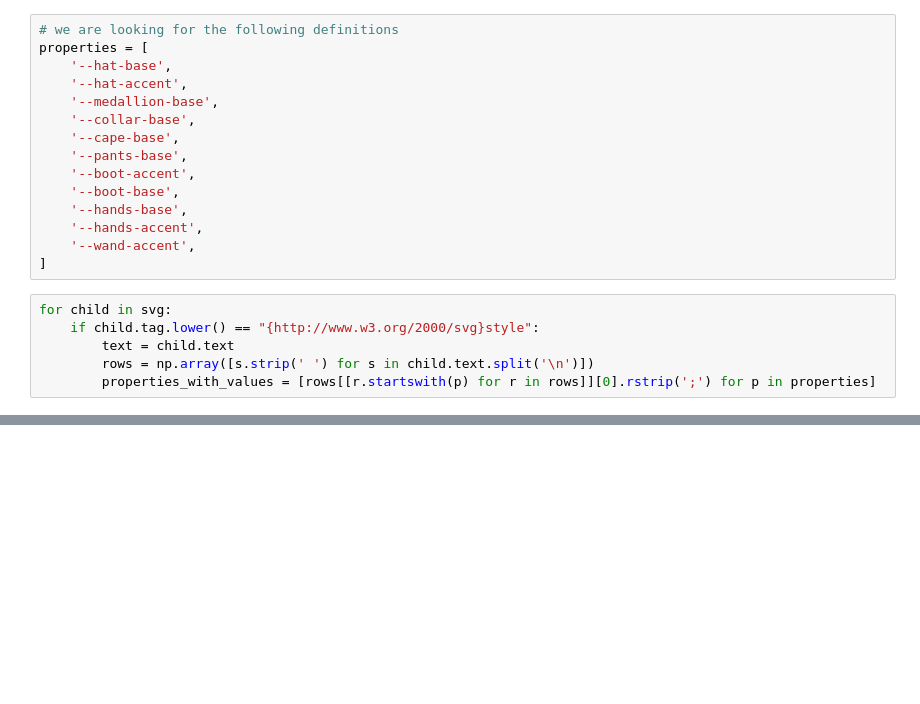
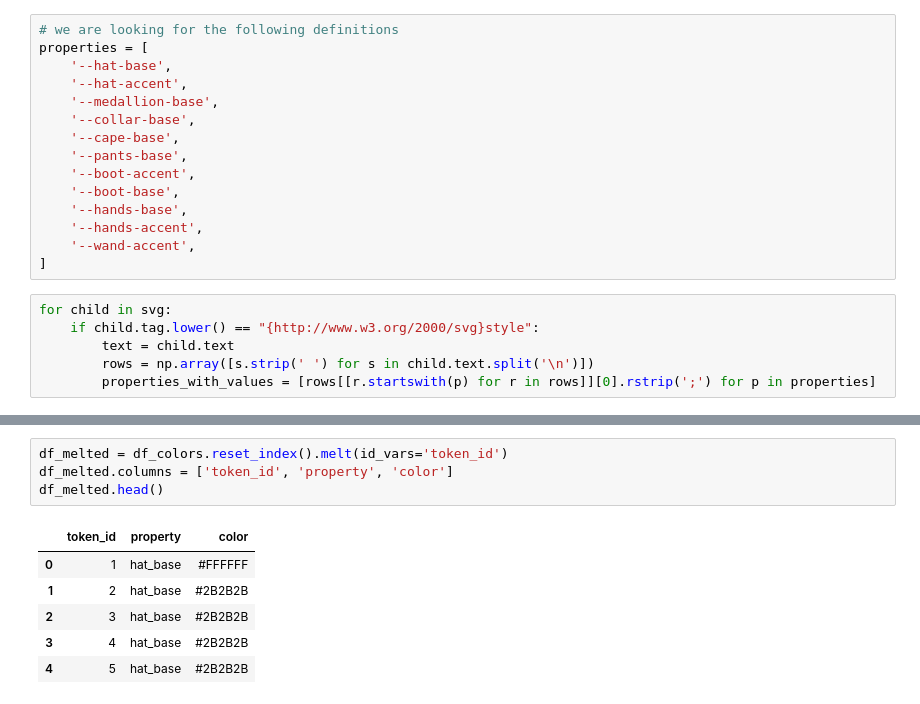
Before and after one commit to milkyklim/glass-of-milk, a Jupyter notebook: cheeze-wizard/notebooks/parse-svg.ipynb, the cells around one changed output, grey strips where cells are left out. Saved outputs shown, nothing was run; the diff lists cells and outputs as text; blank space fills up the shorter version.

```diff
--- a/cheeze-wizard/notebooks/parse-svg.ipynb
+++ b/cheeze-wizard/notebooks/parse-svg.ipynb
@@ -51,0 +106,11 @@ for child in svg:
+# %%
+df_melted = df_colors.reset_index().melt(id_vars='token_id')
+df_melted.columns = ['token_id', 'property', 'color']
+df_melted.head()
+# %% [output]
+|  | token_id | property | color |
+| 0 | 1 | hat_base | #FFFFFF |
+| 1 | 2 | hat_base | #2B2B2B |
+| 2 | 3 | hat_base | #2B2B2B |
+| 3 | 4 | hat_base | #2B2B2B |
+| 4 | 5 | hat_base | #2B2B2B |
```
Also changed, not shown: parts of 11 cells of this notebook.
